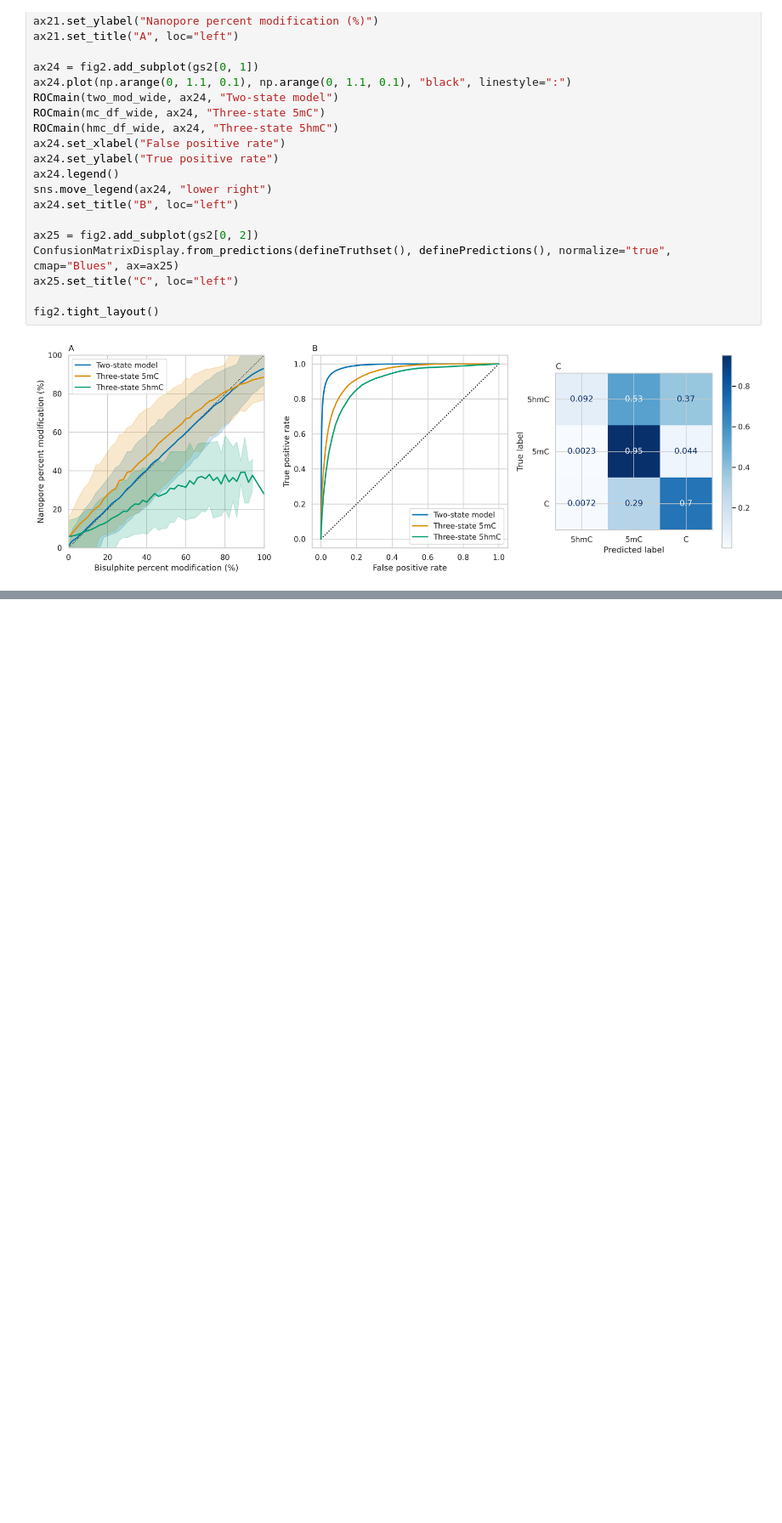
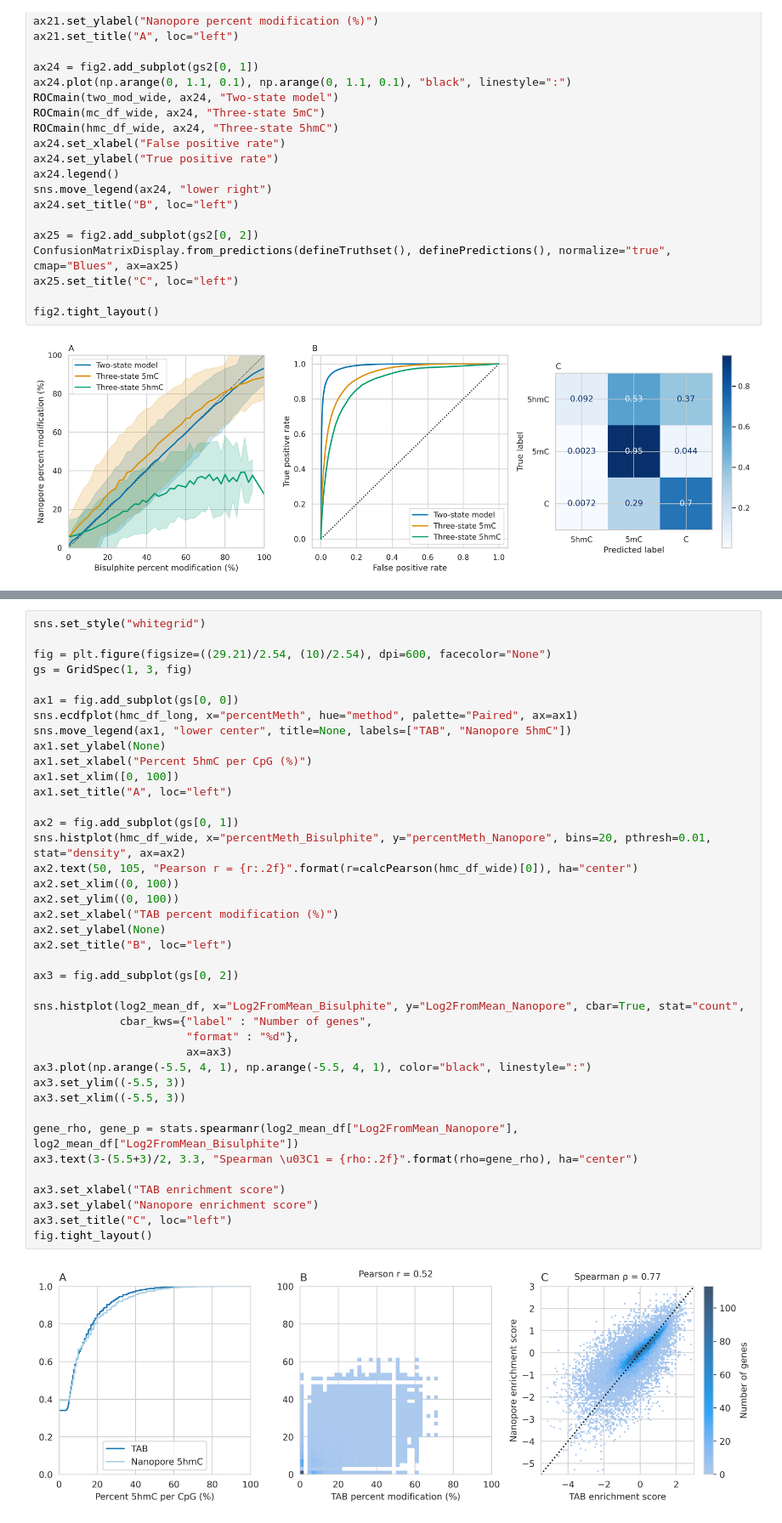
Before and after one commit to DominicOH/Analysis-of-nanopore-epigenetic-sequencing, a Jupyter notebook: Figures.ipynb, the cells around one changed output, grey strips where cells are left out. Shown at 85% size. Cells and saved outputs as stored; diff of their text form; blank space fills up the shorter version.

```diff
--- a/Figures.ipynb
+++ b/Figures.ipynb
@@ -485,3 +511,45 @@ fig3.tight_layout(pad=2)
+# %%
+sns.set_style("whitegrid")
+
+fig = plt.figure(figsize=((29.21)/2.54, (10)/2.54), dpi=600, facecolor="None")
+gs = GridSpec(1, 3, fig)
+
+ax1 = fig.add_subplot(gs[0, 0])
+sns.ecdfplot(hmc_df_long, x="percentMeth", hue="method", palette="Paired", ax=ax1)
+sns.move_legend(ax1, "lower center", title=None, labels=["TAB", "Nanopore 5hmC"])
+ax1.set_ylabel(None)
+ax1.set_xlabel("Percent 5hmC per CpG (%)")
+ax1.set_xlim([0, 100])
+ax1.set_title("A", loc="left")
+
+ax2 = fig.add_subplot(gs[0, 1])
+sns.histplot(hmc_df_wide, x="percentMeth_Bisulphite", y="percentMeth_Nanopore", bins=20, pthresh=0.01, stat="density", ax=ax2)
+ax2.text(50, 105, "Pearson r = {r:.2f}".format(r=calcPearson(hmc_df_wide)[0]), ha="center")
+ax2.set_xlim((0, 100))
+ax2.set_ylim((0, 100))
+ax2.set_xlabel("TAB percent modification (%)")
+ax2.set_ylabel(None)
+ax2.set_title("B", loc="left")
+
+ax3 = fig.add_subplot(gs[0, 2])
+
+sns.histplot(log2_mean_df, x="Log2FromMean_Bisulphite", y="Log2FromMean_Nanopore", cbar=True, stat="count",
+             cbar_kws={"label" : "Number of genes",
+                       "format" : "%d"},
+                       ax=ax3)
+ax3.plot(np.arange(-5.5, 4, 1), np.arange(-5.5, 4, 1), color="black", linestyle=":")
+ax3.set_ylim((-5.5, 3))
+ax3.set_xlim((-5.5, 3))
+
+gene_rho, gene_p = stats.spearmanr(log2_mean_df["Log2FromMean_Nanopore"], log2_mean_df["Log2FromMean_Bisulphite"])
+ax3.text(3-(5.5+3)/2, 3.3, "Spearman \u03C1 = {rho:.2f}".format(rho=gene_rho), ha="center")
+
+ax3.set_xlabel("TAB enrichment score")
+ax3.set_ylabel("Nanopore enrichment score")
+ax3.set_title("C", loc="left")
+fig.tight_layout()
+# %% [output]
+[figure, added]
 # %%
 import pyBigWig # required for bigWig output of pr
 
```
Also changed, not shown: parts of 24 cells of this notebook.
